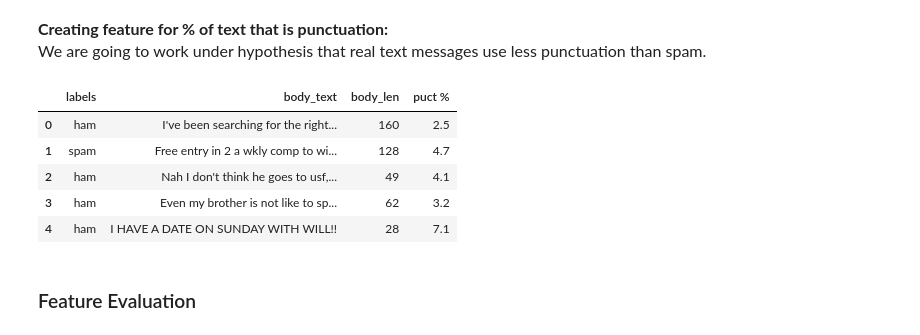
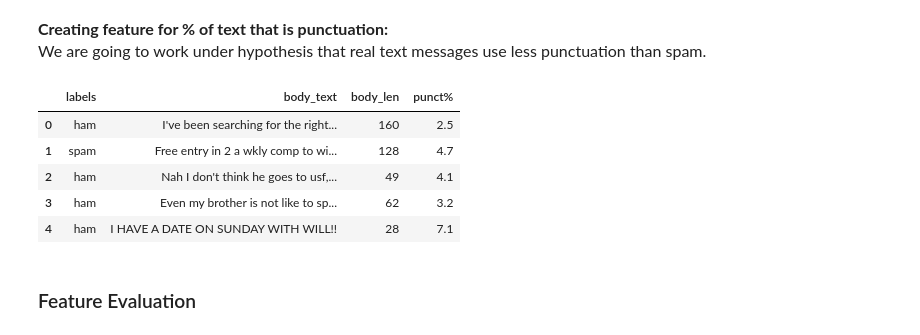
Before and after one commit to madhubabukencha/nat_lang_proc, a Jupyter notebook: chap004_feature_engineering/feature_engineering.ipynb, the cells around one changed output. Cells and saved outputs as stored; diff of their text form; code cells hidden in the pictures.

```diff
--- a/chap004_feature_engineering/feature_engineering.ipynb
+++ b/chap004_feature_engineering/feature_engineering.ipynb
@@ -49,13 +49,13 @@ data_df.head()
 # %%
 import string
 def puct_count(text):
     count = sum([1 for char in text if char in string.punctuation])
     return round(count/(len(text) - text.count(" ")), 3) * 100
 
-data_df["puct %"] = data_df["body_text"].apply(puct_count)
+data_df["punct%"] = data_df["body_text"].apply(puct_count)
 data_df.head()
 # %% [output]
-|  | labels | body_text | body_len | puct % |
+|  | labels | body_text | body_len | punct% |
 | 0 | ham | I've been searching for the right... | 160 | 2.5 |
 | 1 | spam | Free entry in 2 a wkly comp to wi... | 128 | 4.7 |
 | 2 | ham | Nah I don't think he goes to usf,... | 49 | 4.1 |
```
Also changed, not shown: parts of 15 cells of this notebook, 4 other files.
